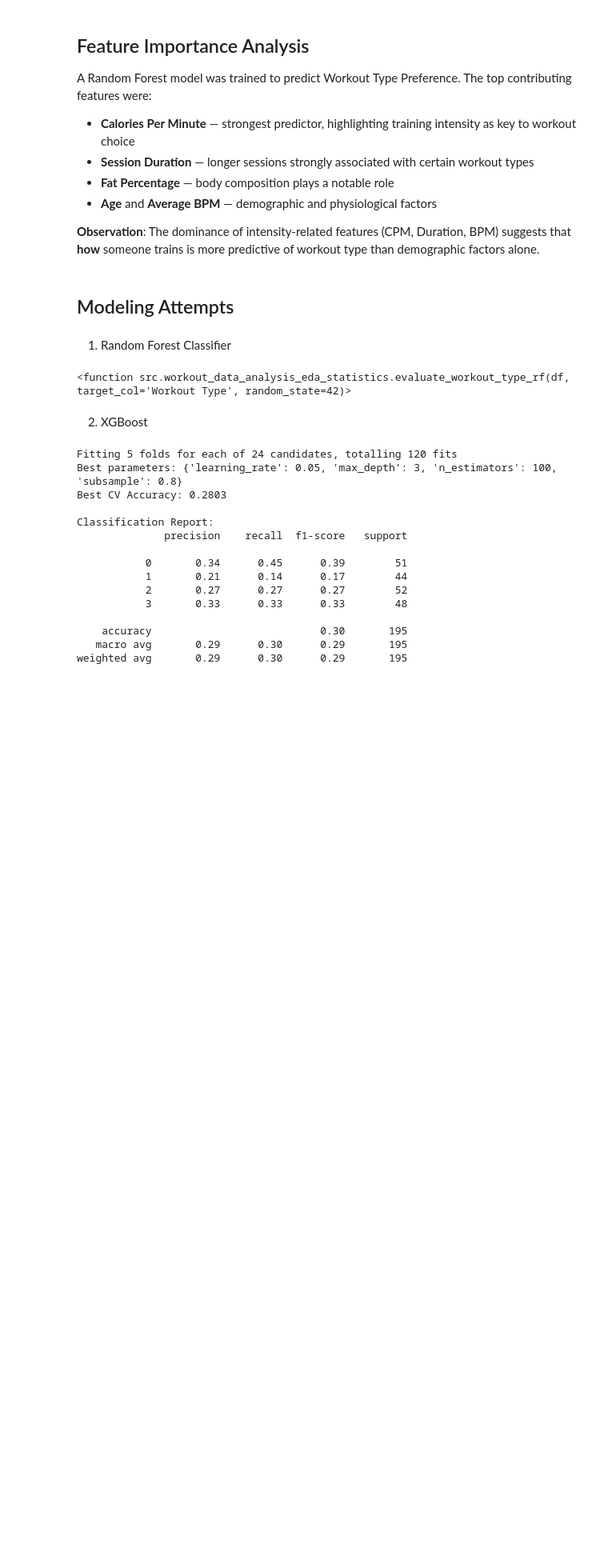
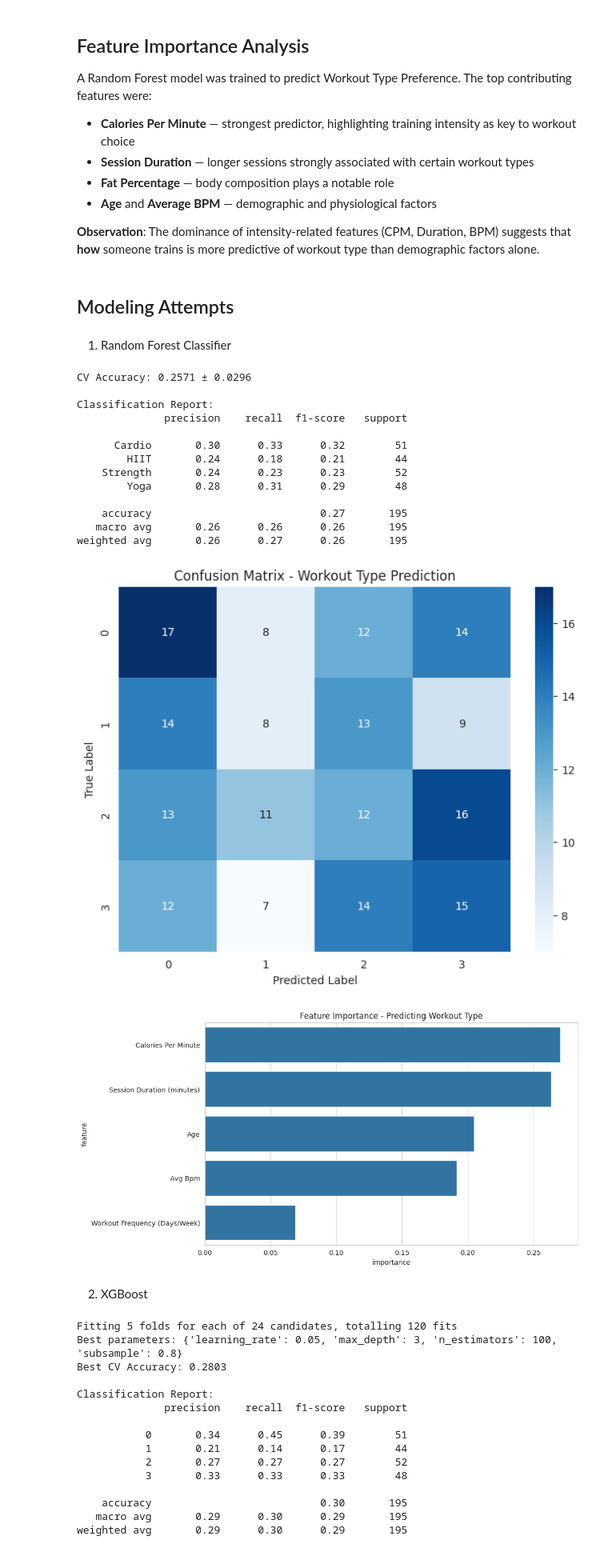
Before and after one commit to d-toups/workout-data-analysis, a Jupyter notebook: workout_data_analysis_03.ipynb, the cells around one changed output. Shown at 80% size. Saved outputs shown, nothing was run; the diff lists cells and outputs as text; code cells hidden in the pictures; blank space fills up the shorter version.

```diff
--- a/workout_data_analysis_03.ipynb
+++ b/workout_data_analysis_03.ipynb
@@ -225,10 +297,24 @@ A Random Forest model was trained to predict Workout Type Preference. The top co
 ## Modeling Attempts
 # %% [markdown]
 1. Random Forest Classifier
-# %%
-evaluate_workout_type_rf
-# %% [output]
-<function src.workout_data_analysis_eda_statistics.evaluate_workout_type_rf(df, target_col='Workout Type', random_state=42)>
+# %%
+model_top_features(df)
+# %% [output]
+CV Accuracy: 0.2571 ± 0.0296
+
+Classification Report:
+              precision    recall  f1-score   support
+
+      Cardio       0.30      0.33      0.32        51
+        HIIT       0.24      0.18      0.21        44
+    Strength       0.24      0.23      0.23        52
+        Yoga       0.28      0.31      0.29        48
+
+    accuracy                           0.27       195
+   macro avg       0.26      0.26      0.26       195
+weighted avg       0.26      0.27      0.26       195
+[figure, added]
+[figure, added]
 # %% [markdown]
 2. XGBoost
 # %%
```
Also changed, not shown: parts of 2 cells of this notebook.
